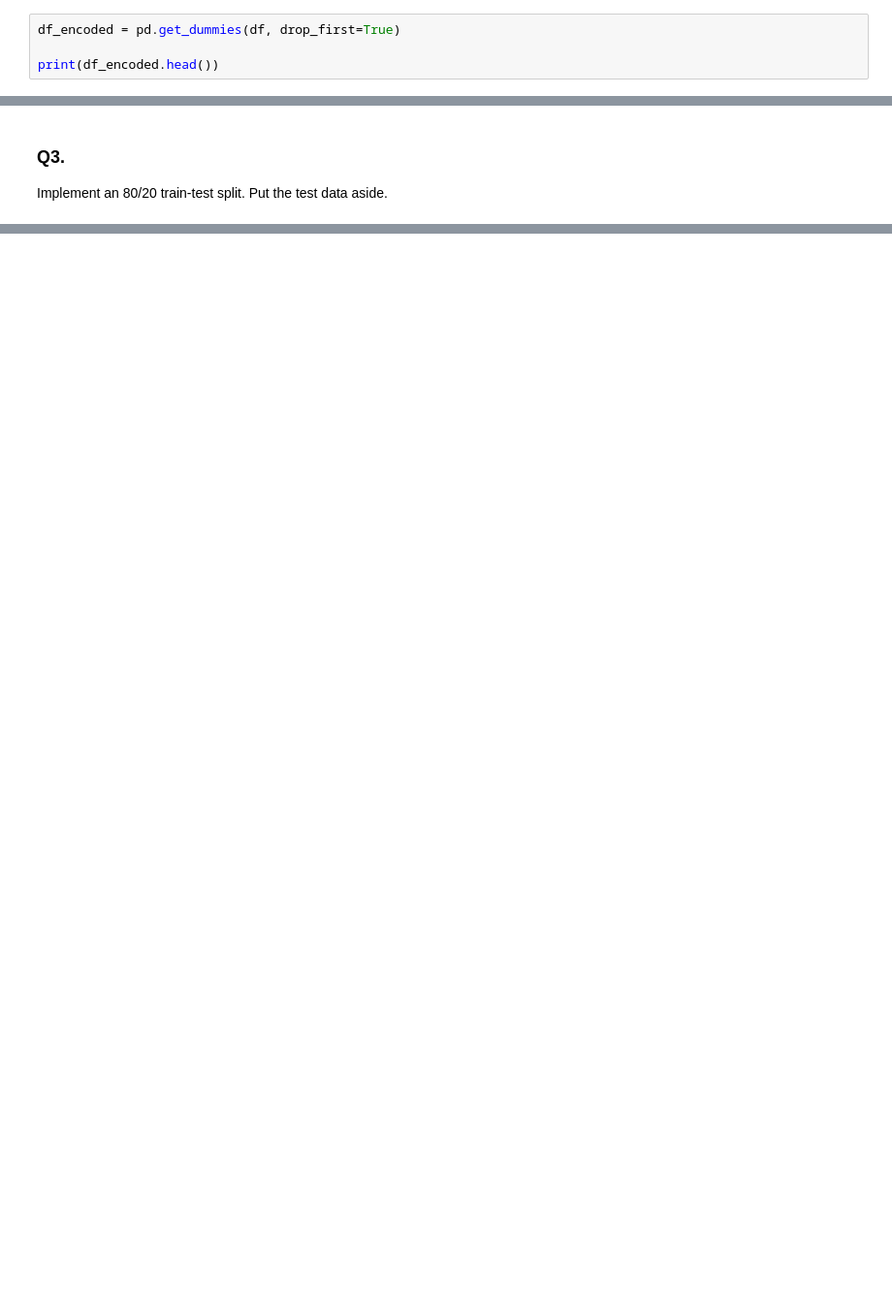
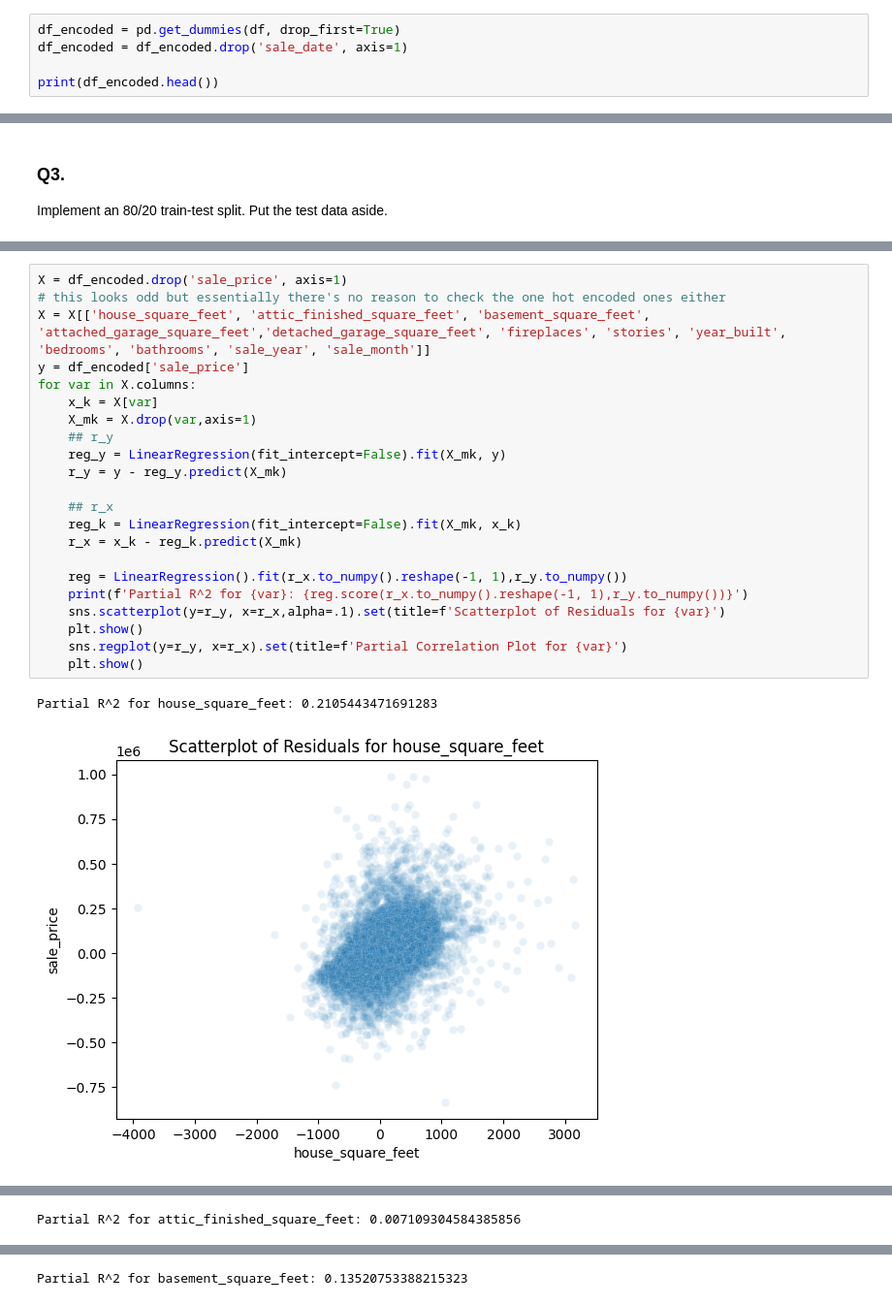
Before and after one commit to emilyzyzhou/lab_hedonic_pricing, a Jupyter notebook: lab_notebook.ipynb, the cells around one changed output, grey strips where cells are left out. Shown at 97% size. Saved outputs shown, nothing was run; the diff lists cells and outputs as text; blank space fills up the shorter version.

```diff
--- a/lab_notebook.ipynb
+++ b/lab_notebook.ipynb
@@ -135,5 +142,6 @@ Transform your variables --- particularly categorical ones --- for use in your r
 # %%
 df_encoded = pd.get_dummies(df, drop_first=True)
+df_encoded = df_encoded.drop('sale_date', axis=1)
 
 print(df_encoded.head())
 # %% [output]
@@ -172,0 +339,25 @@ Test shape: (3320, 46)
+# %%
+X = df_encoded.drop('sale_price', axis=1)
+# this looks odd but essentially there's no reason to check the one hot encoded ones either
+X = X[['house_square_feet', 'attic_finished_square_feet', 'basement_square_feet', 'attached_garage_square_feet','detached_garage_square_feet', 'fireplaces', 'stories', 'year_built', 'bedrooms', 'bathrooms', 'sale_year', 'sale_month']]
+y = df_encoded['sale_price']
+for var in X.columns:
+    x_k = X[var]
+    X_mk = X.drop(var,axis=1)
+    ## r_y
+    reg_y = LinearRegression(fit_intercept=False).fit(X_mk, y)
+    r_y = y - reg_y.predict(X_mk)
+
+    ## r_x
+    reg_k = LinearRegression(fit_intercept=False).fit(X_mk, x_k)
+    r_x = x_k - reg_k.predict(X_mk)
+
+    reg = LinearRegression().fit(r_x.to_numpy().reshape(-1, 1),r_y.to_numpy())
+    print(f'Partial R^2 for {var}: {reg.score(r_x.to_numpy().reshape(-1, 1),r_y.to_numpy())}')
+    sns.scatterplot(y=r_y, x=r_x,alpha=.1).set(title=f'Scatterplot of Residuals for {var}')
+    plt.show()
+    sns.regplot(y=r_y, x=r_x).set(title=f'Partial Correlation Plot for {var}')
+    plt.show()
+# %% [output]
+Partial R^2 for house_square_feet: 0.2105443471691283
+[figure, added]
@@ -172,0 +365 @@ Test shape: (3320, 46)
+Partial R^2 for attic_finished_square_feet: 0.007109304584385856
@@ -172,0 +368 @@ Test shape: (3320, 46)
+Partial R^2 for basement_square_feet: 0.13520753388215323
```
Also changed, not shown: parts of 30 cells of this notebook, 1 other file.
